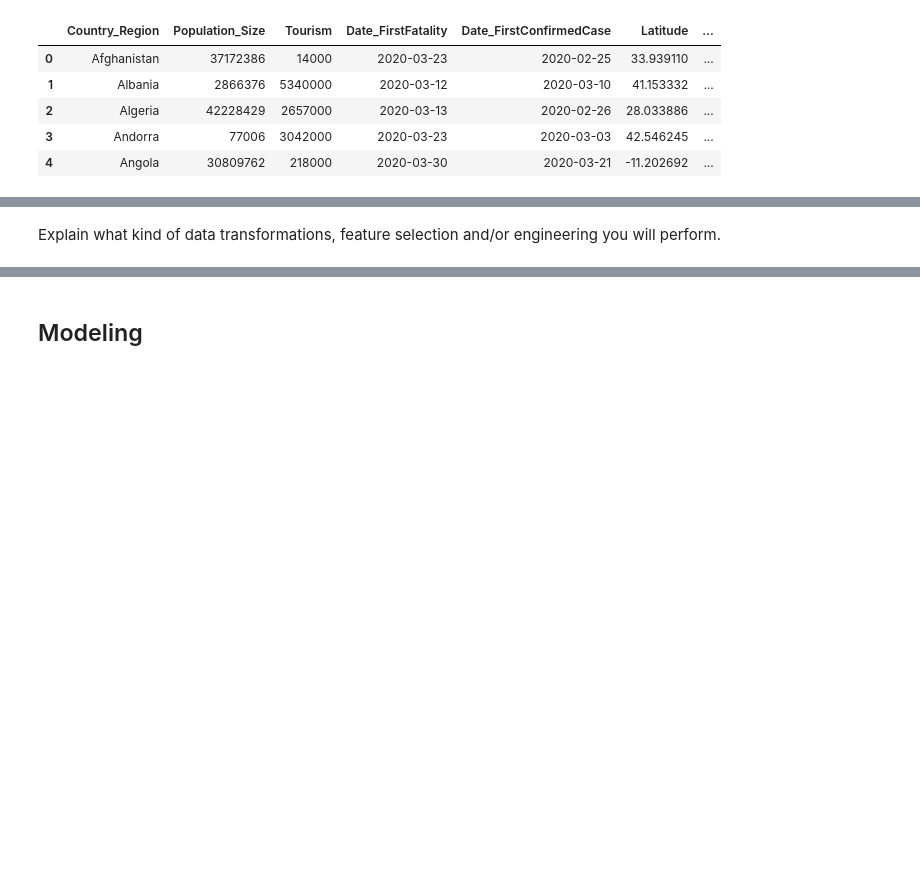
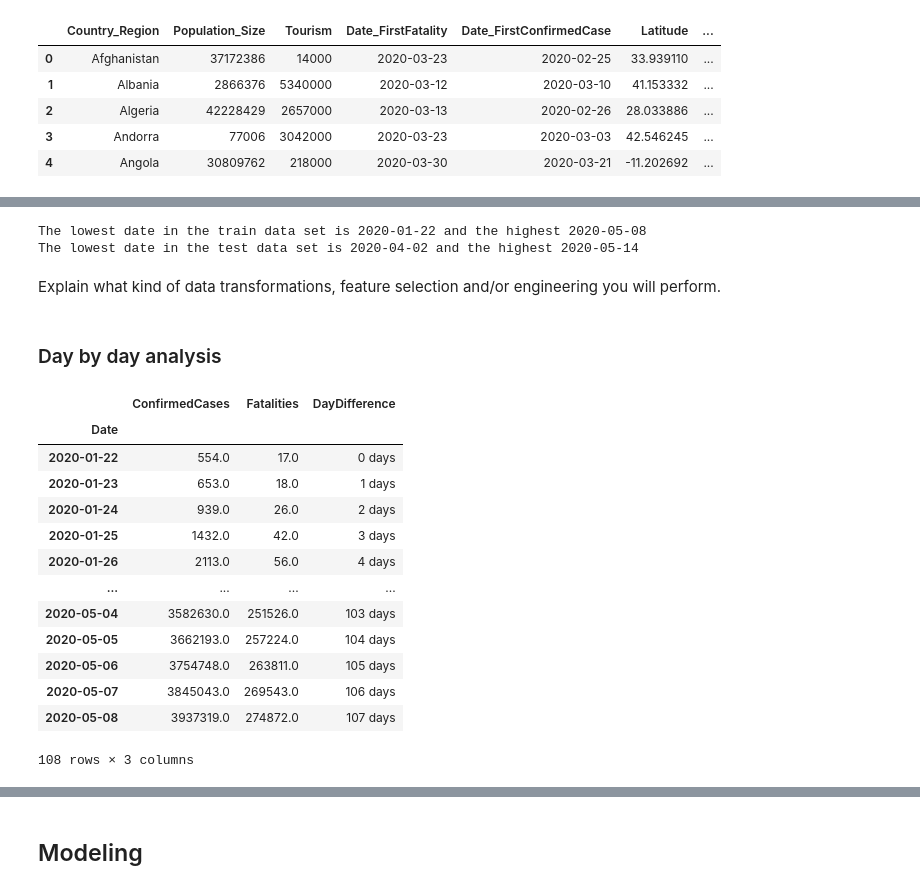
Before and after one commit to bubabi/covid-19-forecasting, a Jupyter notebook: bbm469_template_EN.ipynb, the cells around one changed output, grey strips where cells are left out. Drawn from its saved outputs; the diff is of its cells as text; code cells hidden in the pictures; blank space fills up the shorter version.

```diff
--- a/bbm469_template_EN.ipynb
+++ b/bbm469_template_EN.ipynb
@@ -105,2 +137,10 @@ countries_data.head()
+# %%
+print("The lowest date in the train data set is", train_data['Date'].min() ,"and the highest", train_data['Date'].max())
+print("The lowest date in the test data set is", test_data['Date'].min() ,"and the highest", test_data['Date'].max())
+# %% [output]
+The lowest date in the train data set is 2020-01-22 and the highest 2020-05-08
+The lowest date in the test data set is 2020-04-02 and the highest 2020-05-14
 # %% [markdown]
 Explain what kind of data transformations, feature selection and/or engineering you will perform.
+# %% [markdown]
+### Day by day analysis
@@ -106,0 +152,17 @@ Explain what kind of data transformations, feature selection and/or engineering
+# %%
+days
+# %% [output]
+|  | ConfirmedCases | Fatalities | DayDifference |
+| Date |  |  |  |
+| 2020-01-22 | 554.0 | 17.0 | 0 days |
+| 2020-01-23 | 653.0 | 18.0 | 1 days |
+| 2020-01-24 | 939.0 | 26.0 | 2 days |
+| 2020-01-25 | 1432.0 | 42.0 | 3 days |
+| 2020-01-26 | 2113.0 | 56.0 | 4 days |
+| ... | ... | ... | ... |
+| 2020-05-04 | 3582630.0 | 251526.0 | 103 days |
+| 2020-05-05 | 3662193.0 | 257224.0 | 104 days |
+| 2020-05-06 | 3754748.0 | 263811.0 | 105 days |
+| 2020-05-07 | 3845043.0 | 269543.0 | 106 days |
+| 2020-05-08 | 3937319.0 | 274872.0 | 107 days |
+108 rows × 3 columns
```
Also changed, not shown: parts of 9 cells of this notebook.
